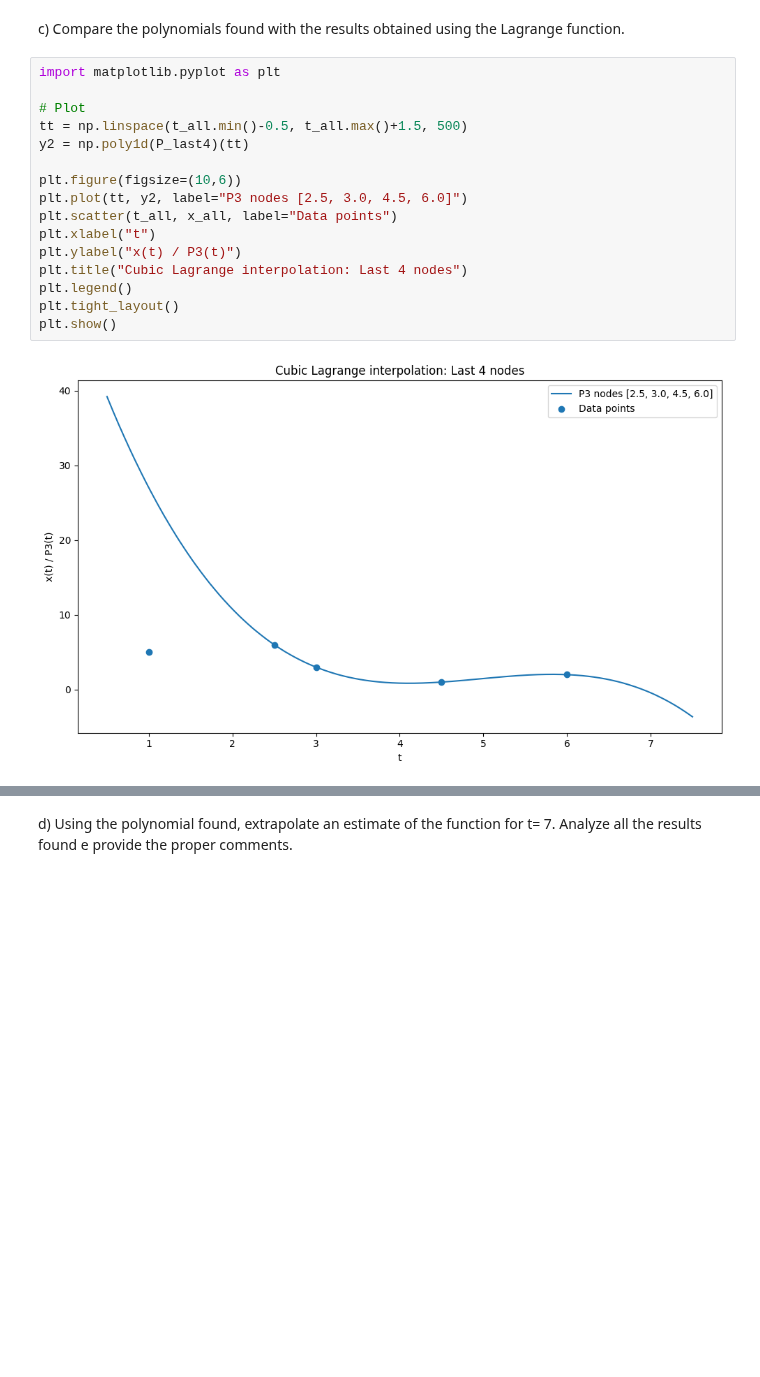
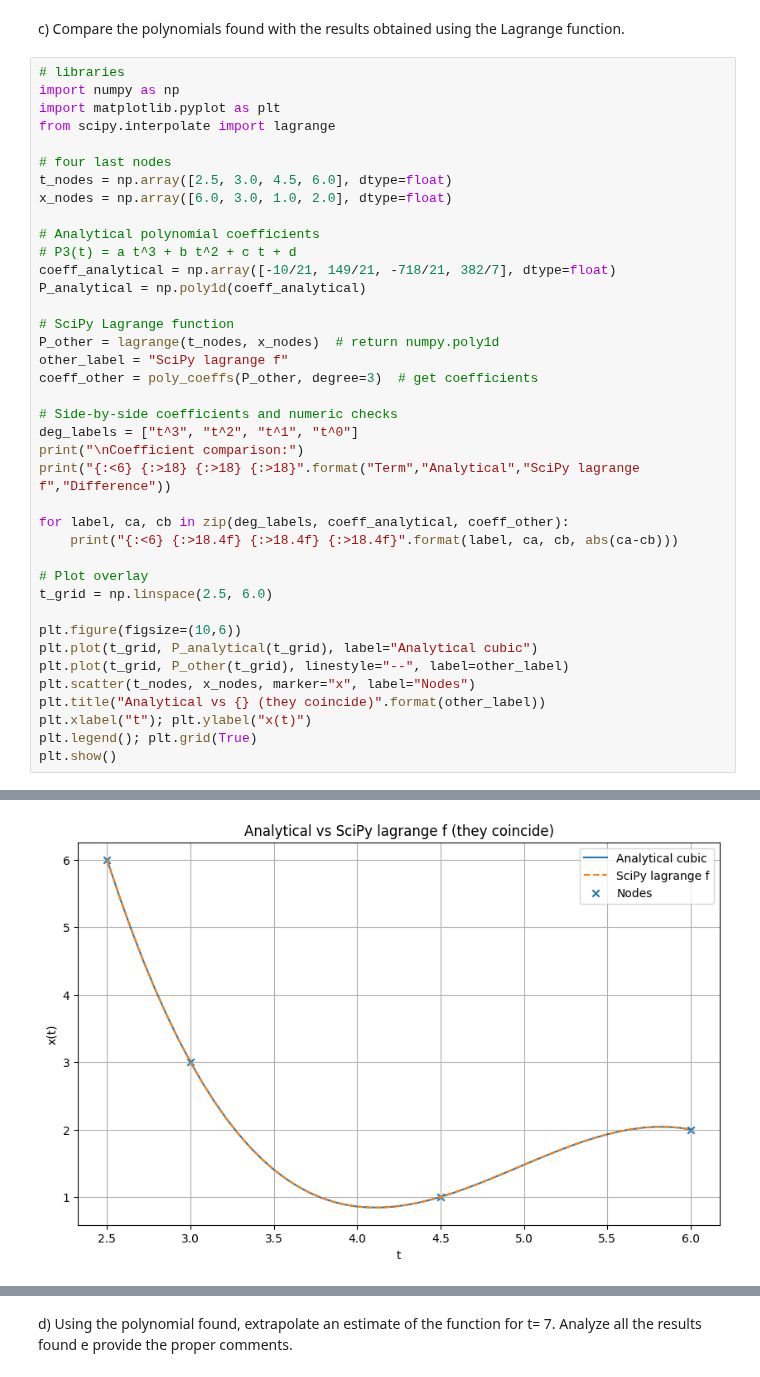
Before and after one commit to saulosgil/Disciplina_Modelagem-e-simula--o-de-sistemas, a Jupyter notebook: exercises/SE04/SE04_SauloGil.ipynb, the cells around one changed output, grey strips where cells are left out. Cells and saved outputs as stored; diff of their text form; blank space fills up the shorter version.

```diff
--- a/exercises/SE04/SE04_SauloGil.ipynb
+++ b/exercises/SE04/SE04_SauloGil.ipynb
@@ -109,21 +121,43 @@ P3 using nodes [2.5, 3.0, 4.5, 6.0]:
 P3(t) = (-0.4762) t^3 + ( 7.0952) t^2 + (-34.1905) t + ( 54.5714)
 # %% [markdown]
 c) Compare the polynomials found with the results obtained using the Lagrange function.
-# %%
-import matplotlib.pyplot as plt
-
-# Plot
-tt = np.linspace(t_all.min()-0.5, t_all.max()+1.5, 500)
-y2 = np.poly1d(P_last4)(tt)
-
-plt.figure(figsize=(10,6))
-plt.plot(tt, y2, label="P3 nodes [2.5, 3.0, 4.5, 6.0]")
-plt.scatter(t_all, x_all, label="Data points")
-plt.xlabel("t")
-plt.ylabel("x(t) / P3(t)")
-plt.title("Cubic Lagrange interpolation: Last 4 nodes")
-plt.legend()
-plt.tight_layout()
-plt.show()
-# %% [output]
-[figure, removed]
+# %%
+# libraries
+import numpy as np
+import matplotlib.pyplot as plt
+from scipy.interpolate import lagrange
+
+# four last nodes
+t_nodes = np.array([2.5, 3.0, 4.5, 6.0], dtype=float)
+x_nodes = np.array([6.0, 3.0, 1.0, 2.0], dtype=float)
+
+# Analytical polynomial coefficients
+# P3(t) = a t^3 + b t^2 + c t + d
+coeff_analytical = np.array([-10/21, 149/21, -718/21, 382/7], dtype=float)
+P_analytical = np.poly1d(coeff_analytical)
+
+# SciPy Lagrange function
+P_other = lagrange(t_nodes, x_nodes)  # return numpy.poly1d
+other_label = "SciPy lagrange f"
+coeff_other = poly_coeffs(P_other, degree=3)  # get coefficients
+
+# Side-by-side coefficients and numeric checks
+deg_labels = ["t^3", "t^2", "t^1", "t^0"]
+print("\nCoefficient comparison:")
+print("{:<6} {:>18} {:>18} {:>18}".format("Term","Analytical","SciPy lagrange f","Difference"))
+
+for label, ca, cb in zip(deg_labels, coeff_analytical, coeff_other):
+    print("{:<6} {:>18.4f} {:>18.4f} {:>18.4f}".format(label, ca, cb, abs(ca-cb)))
+
+# Plot overlay
+t_grid = np.linspace(2.5, 6.0)
+
+plt.figure(figsize=(10,6))
+plt.plot(t_grid, P_analytical(t_grid), label="Analytical cubic")
+plt.plot(t_grid, P_other(t_grid), linestyle="--", label=other_label)
+plt.scatter(t_nodes, x_nodes, marker="x", label="Nodes")
+plt.title("Analytical vs {} (they coincide)".format(other_label))
+plt.xlabel("t"); plt.ylabel("x(t)")
+plt.legend(); plt.grid(True)
+plt.show()
+# %% [output]
@@ -129,0 +170 @@ plt.show()
+[figure, added]
```
Also changed, not shown: parts of 5 cells of this notebook.
